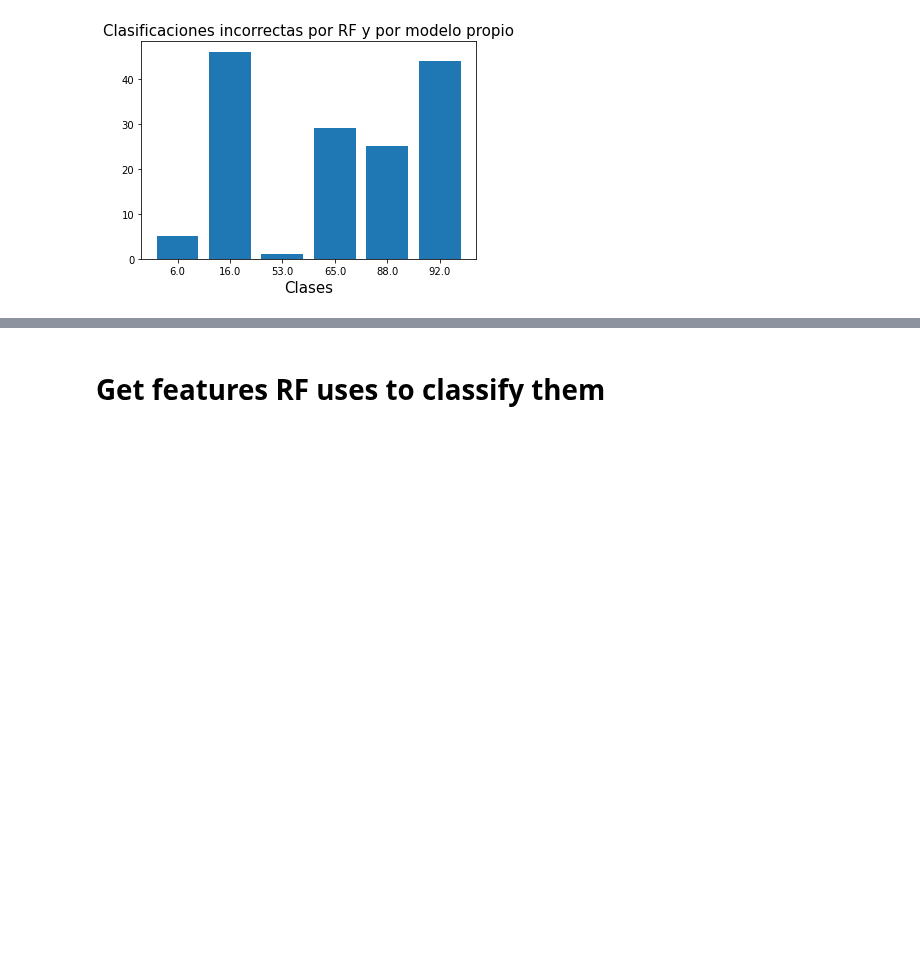
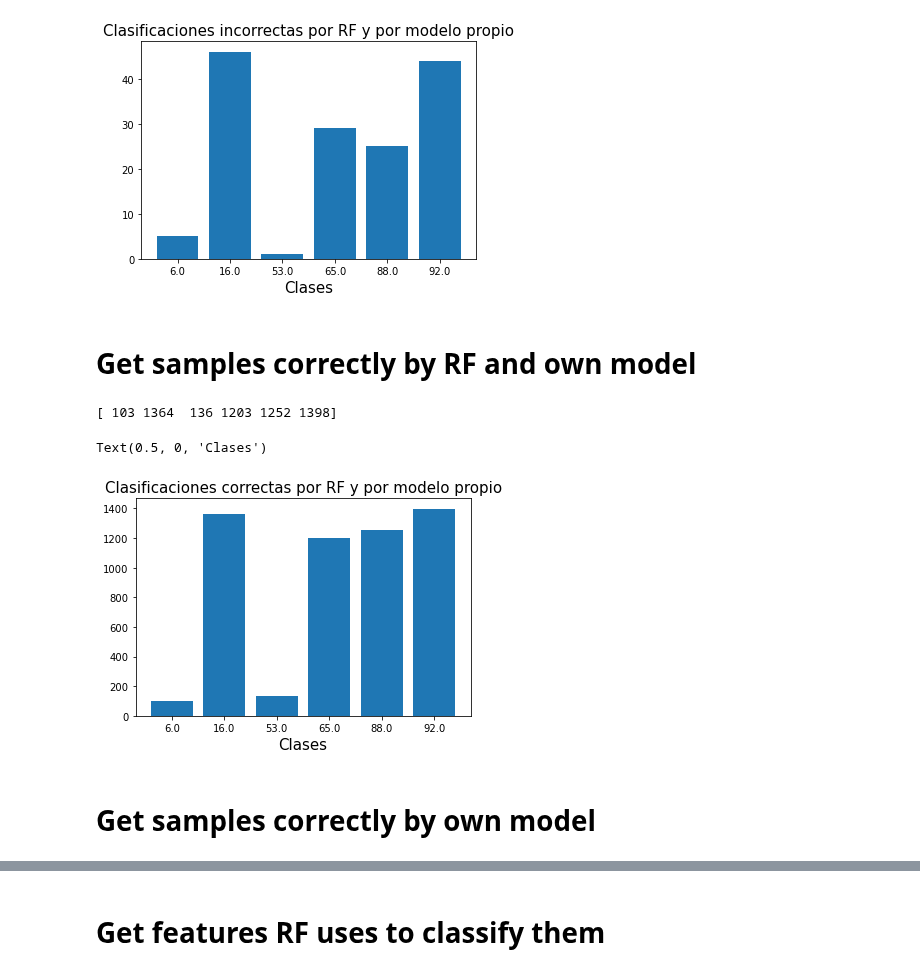
Before and after one commit to leoBravoRain/thesis, a Jupyter notebook: work/thesis/notebooks/comparing_models/Comparing models.ipynb, the cells around one changed output, grey strips where cells are left out. Saved outputs shown, nothing was run; the diff lists cells and outputs as text; code cells hidden in the pictures; blank space fills up the shorter version.

```diff
--- a/work/thesis/notebooks/comparing_models/Comparing models.ipynb
+++ b/work/thesis/notebooks/comparing_models/Comparing models.ipynb
@@ -363,3 +385,53 @@ ax.set_xlabel("Clases", fontsize = 15)
 [ 5 46  1 29 25 44]
 Text(0.5, 0, 'Clases')
 [figure]
+# %% [markdown]
+# Get samples correctly by RF and own model
+# %%
+# get RF samples who predictions are equals to labels
+maskRFCorrect = rFResults["testPredictions"] == rFResults["testLabels"]
+
+# get OM samples who predictions are equals to labels
+maskOwnModelCorrect = ownModelResults["testPredictions"] == ownModelResults["testLabels"]
+
+# get ids that 1)RF are wrong 2) ON are wrong
+finalMask = (maskRFCorrect & maskOwnModelCorrect)
+
+# get ids samples
+idsRFCorrectAndOwnModelCorrect = ownModelResults["testIds"][finalMask]
+labelsRFCorrectAndOwnModelCorrect = ownModelResults["testLabels"][finalMask]
+
+# # build object
+# samplesRFCorrectsAndOwnModelWrongs = {
+#     "ids": idsRFCorrectsAndOwnModelWrongs,
+#     "labels": ownModelResults["testLabels"][finalMask]
+# }
+# %%
+# analyze labels distributions
+fig, ax = plt.subplots()
+
+classesOMCCRF, countClassesOMCCRF = np.unique(labelsRFCorrectAndOwnModelCorrect, return_counts = True)
+
+print(countClassesOMCCRF)
+
+# countClasses = countClasses / np.sum(countClasses)
+# countClasses = countClasses
+
+classes = list(map(str, classesOMCCRF))
+
+ax.bar(
+    classes,
+    countClassesOMCCRF,
+#     tick_label = only_these_labels,
+#     width = 10,
+)
+
+# ax.set_title("Samples wrong RF and correct own model")
+ax.set_title("Clasificaciones correctas por RF y por modelo propio", fontsize = 15)
+ax.set_xlabel("Clases", fontsize = 15)
+# %% [output]
+[ 103 1364  136 1203 1252 1398]
+Text(0.5, 0, 'Clases')
+[figure, added]
+# %% [markdown]
+# Get samples correctly by own model
```
Also changed, not shown: parts of 22 cells of this notebook, 12 other files.
